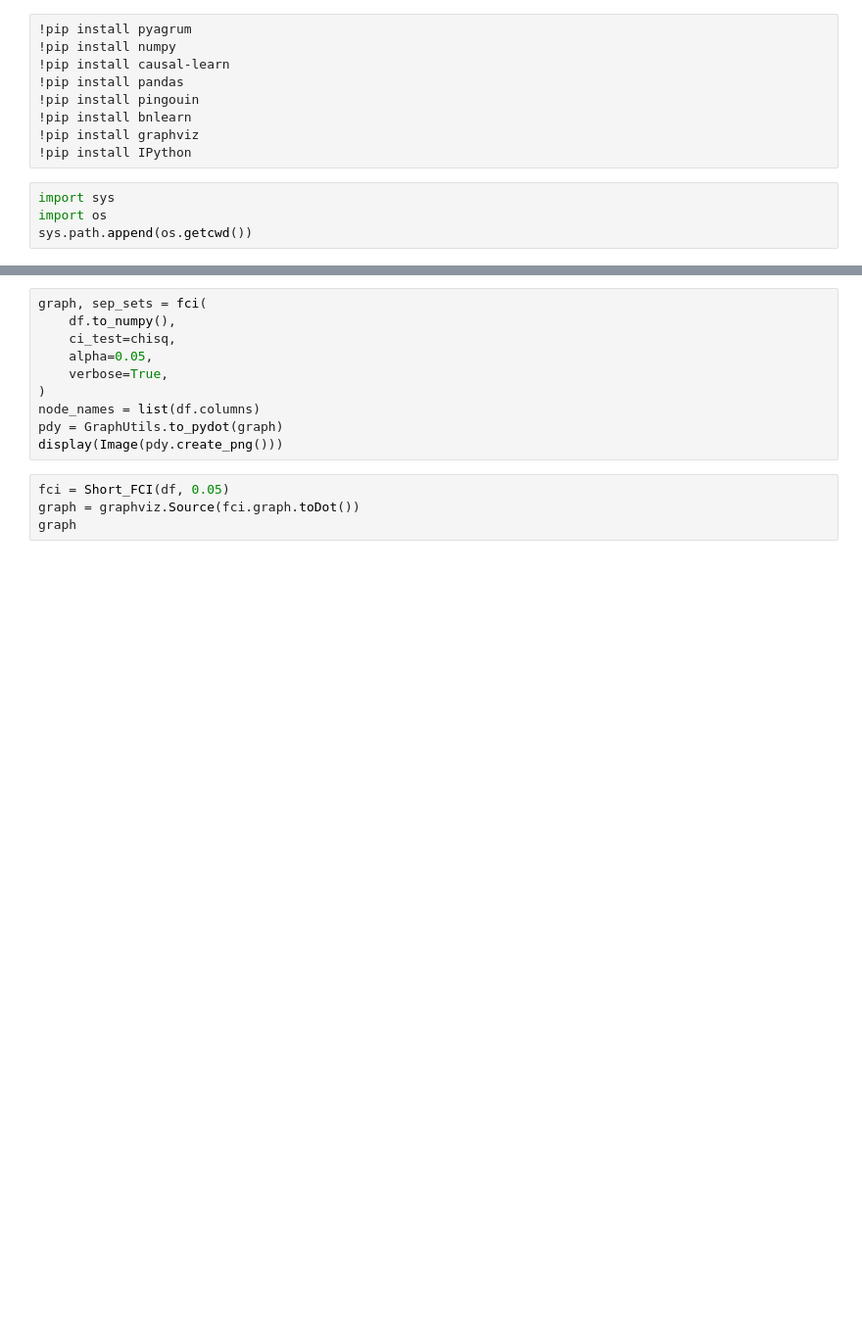
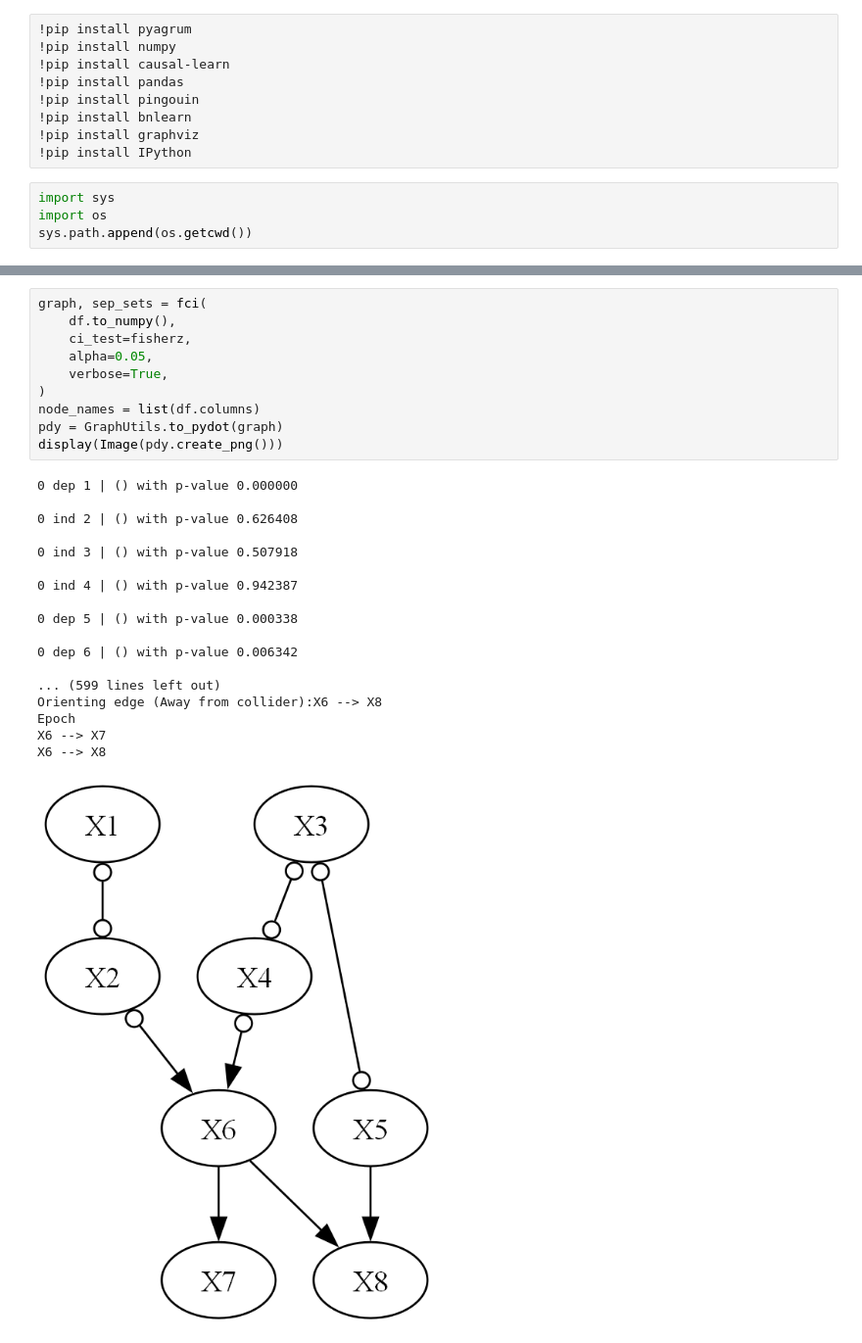
Before and after one commit to alexisvuvietnam/MADI_project, a Jupyter notebook: test.ipynb, the cells around one changed output, grey strips where cells are left out. Shown at 98% size. Cells and saved outputs as stored; diff of their text form; blank space fills up the shorter version.

```diff
--- a/test.ipynb
+++ b/test.ipynb
@@ -39,15 +85,30 @@ gnb.showBN(bn_miic)
 # %%
 graph, sep_sets = fci(
     df.to_numpy(),
-    ci_test=chisq,
+    ci_test=fisherz,
     alpha=0.05,
     verbose=True,
 )
 node_names = list(df.columns)
 pdy = GraphUtils.to_pydot(graph)
 display(Image(pdy.create_png()))
+# %% [output]
+0 dep 1 | () with p-value 0.000000
+
+0 ind 2 | () with p-value 0.626408
+
+0 ind 3 | () with p-value 0.507918
+
+0 ind 4 | () with p-value 0.942387
+
+0 dep 5 | () with p-value 0.000338
+
+0 dep 6 | () with p-value 0.006342
+
+... (599 lines left out)
+Orienting edge (Away from collider):X6 --> X8
+Epoch
+X6 --> X7
+X6 --> X8
+[figure, added]
-# %%
-fci = Short_FCI(df, 0.05)
-graph = graphviz.Source(fci.graph.toDot())
-graph
 # %%
```
Also changed, not shown: parts of 11 cells of this notebook, 4 other files.
